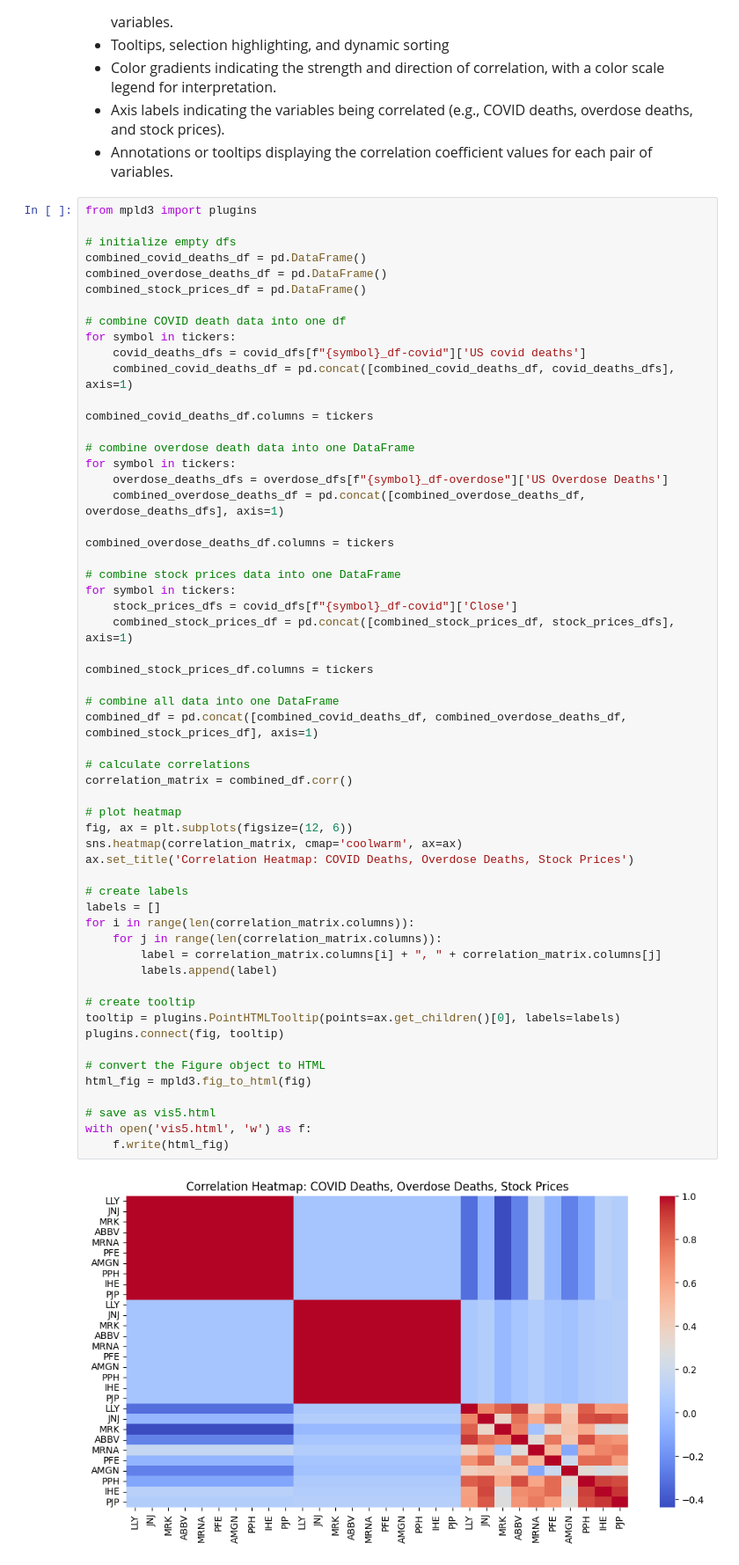
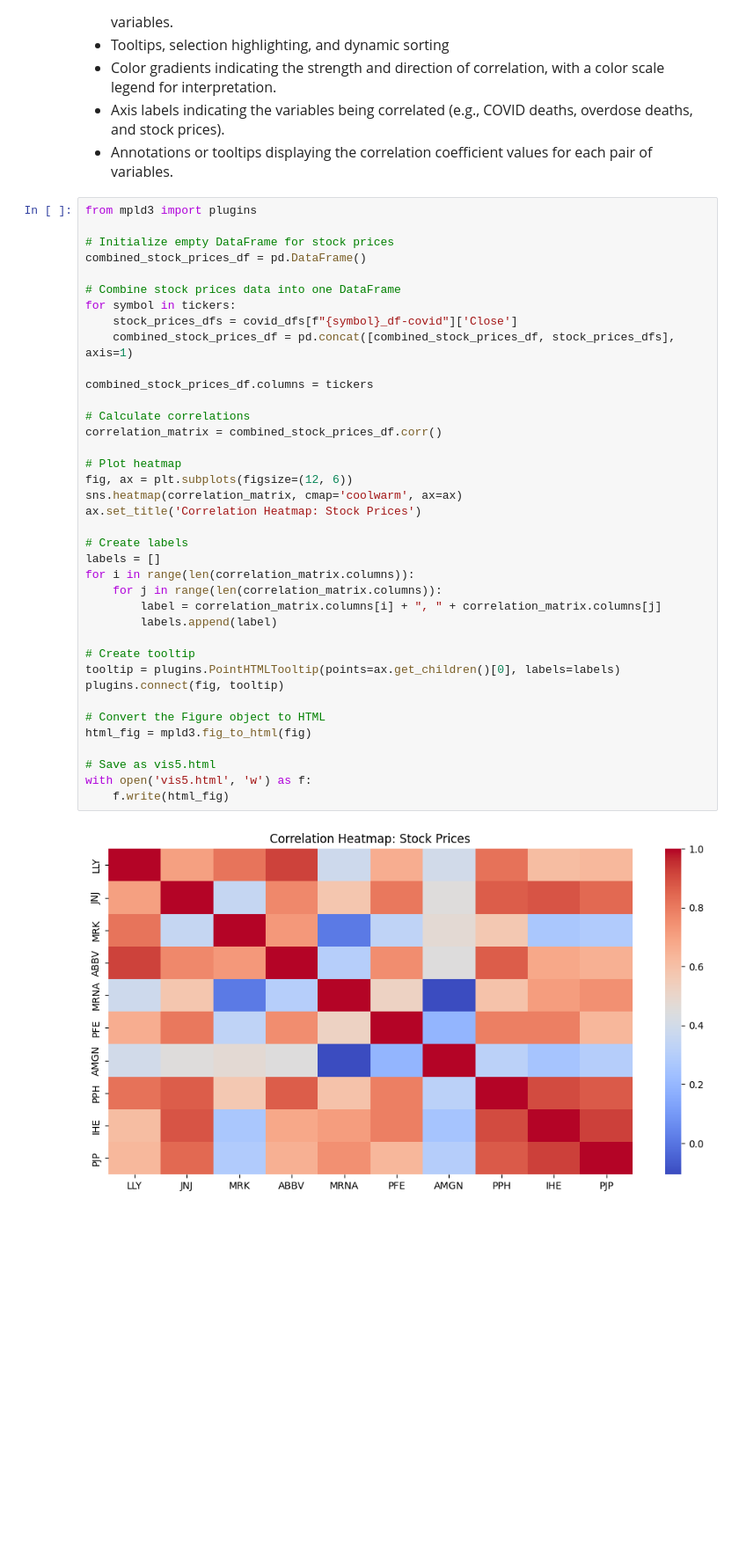
Before and after one commit to Karston02/pharma-profit-analysis, a Jupyter notebook: project/visualizations/visualizations.ipynb, the cells around one changed output. Shown: that part at 88% size. Drawn from its saved outputs; the diff is of its cells as text; blank space fills up the shorter version.

```diff
--- a/project/visualizations/visualizations.ipynb
+++ b/project/visualizations/visualizations.ipynb
@@ -472,59 +472,40 @@ chart
 # %%
 from mpld3 import plugins
 
-# initialize empty dfs
-combined_covid_deaths_df = pd.DataFrame()
-combined_overdose_deaths_df = pd.DataFrame()
+# Initialize empty DataFrame for stock prices
 combined_stock_prices_df = pd.DataFrame()
 
-# combine COVID death data into one df
-for symbol in tickers:
-    covid_deaths_dfs = covid_dfs[f"{symbol}_df-covid"]['US covid deaths']
-    combined_covid_deaths_df = pd.concat([combined_covid_deaths_df, covid_deaths_dfs], axis=1)
-
-combined_covid_deaths_df.columns = tickers
-
-# combine overdose death data into one DataFrame
-for symbol in tickers:
-    overdose_deaths_dfs = overdose_dfs[f"{symbol}_df-overdose"]['US Overdose Deaths']
-    combined_overdose_deaths_df = pd.concat([combined_overdose_deaths_df, overdose_deaths_dfs], axis=1)
-
-combined_overdose_deaths_df.columns = tickers
-
-# combine stock prices data into one DataFrame
+# Combine stock prices data into one DataFrame
 for symbol in tickers:
     stock_prices_dfs = covid_dfs[f"{symbol}_df-covid"]['Close']
     combined_stock_prices_df = pd.concat([combined_stock_prices_df, stock_prices_dfs], axis=1)
 
 combined_stock_prices_df.columns = tickers
 
-# combine all data into one DataFrame
-combined_df = pd.concat([combined_covid_deaths_df, combined_overdose_deaths_df, combined_stock_prices_df], axis=1)
+# Calculate correlations
+correlation_matrix = combined_stock_prices_df.corr()
 
-# calculate correlations
-correlation_matrix = combined_df.corr()
-
-# plot heatmap
+# Plot heatmap
 fig, ax = plt.subplots(figsize=(12, 6))
 sns.heatmap(correlation_matrix, cmap='coolwarm', ax=ax)
-ax.set_title('Correlation Heatmap: COVID Deaths, Overdose Deaths, Stock Prices')
+ax.set_title('Correlation Heatmap: Stock Prices')
 
-# create labels
+# Create labels
 labels = []
 for i in range(len(correlation_matrix.columns)):
     for j in range(len(correlation_matrix.columns)):
         label = correlation_matrix.columns[i] + ", " + correlation_matrix.columns[j]
         labels.append(label)
 
-# create tooltip
+# Create tooltip
 tooltip = plugins.PointHTMLTooltip(points=ax.get_children()[0], labels=labels)
 plugins.connect(fig, tooltip)
 
-# convert the Figure object to HTML
+# Convert the Figure object to HTML
 html_fig = mpld3.fig_to_html(fig)
 
-# save as vis5.html
+# Save as vis5.html
 with open('vis5.html', 'w') as f:
     f.write(html_fig)
 # %% [output]
-[figure, old version]
+[figure, new version]
```
Also changed, not shown: 1 other file.
